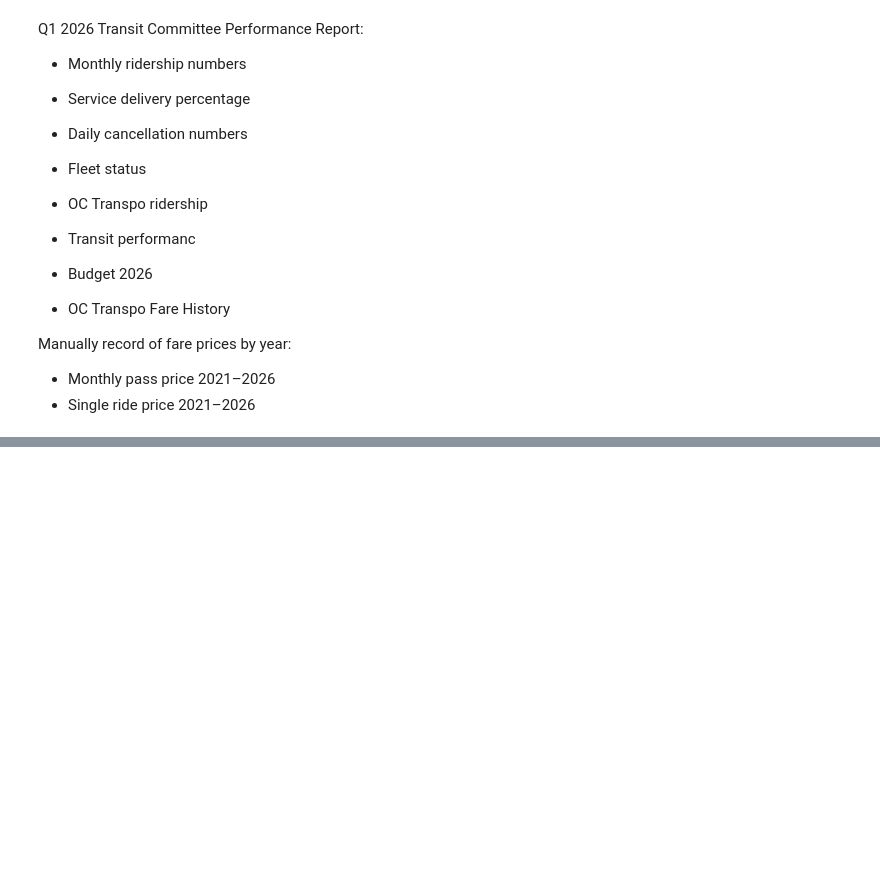
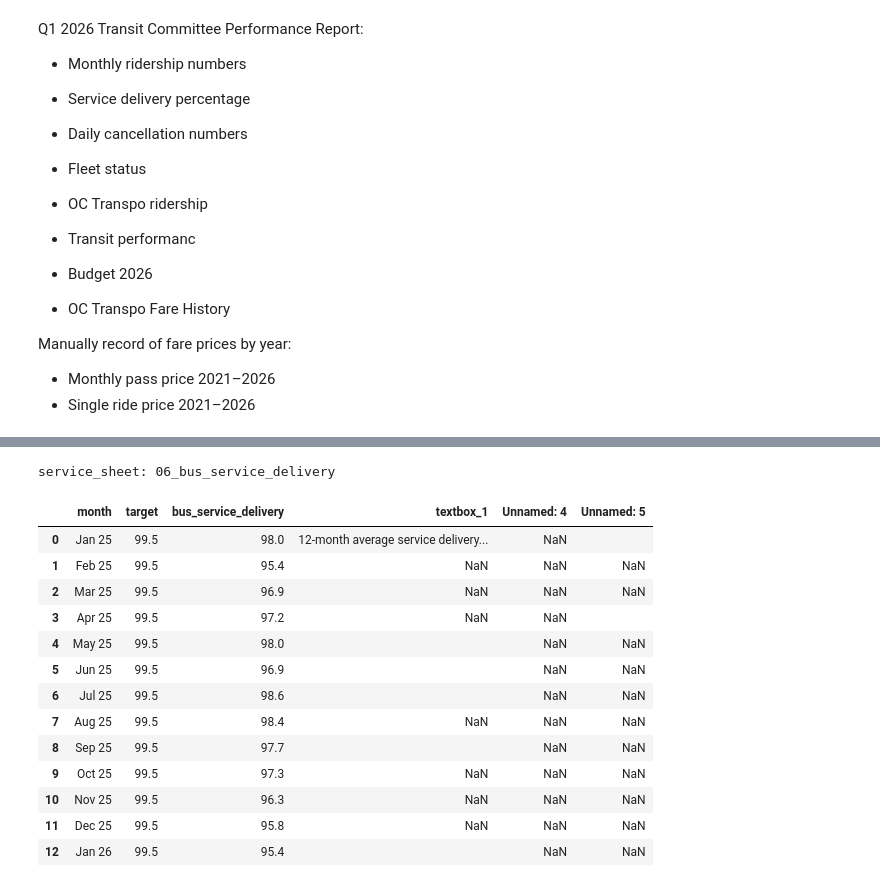
Before and after one commit to ledidk/octranspo_analysis, a Jupyter notebook: notebooks/analysis.ipynb, the cells around one changed output, grey strips where cells are left out. Cells and saved outputs as stored; diff of their text form; code cells hidden in the pictures; blank space fills up the shorter version.

Commit message:
cleaned df_service and df_ridership data

```diff
--- a/notebooks/analysis.ipynb
+++ b/notebooks/analysis.ipynb
@@ -61 +132,20 @@ df_ridership.head(13)
+# %%
+print("service_sheet:", sheet_names[6])
+df_service.head(13)
+# %% [output]
+service_sheet: 06_bus_service_delivery
+|  | month | target | bus_service_delivery | textbox_1 | Unnamed: 4 | Unnamed: 5 |
+| 0 | Jan 25 | 99.5 | 98.0 | 12-month average service delivery... | NaN |  |
+| 1 | Feb 25 | 99.5 | 95.4 | NaN | NaN | NaN |
+| 2 | Mar 25 | 99.5 | 96.9 | NaN | NaN | NaN |
+| 3 | Apr 25 | 99.5 | 97.2 | NaN | NaN |  |
+| 4 | May 25 | 99.5 | 98.0 |  | NaN | NaN |
+| 5 | Jun 25 | 99.5 | 96.9 |  | NaN | NaN |
+| 6 | Jul 25 | 99.5 | 98.6 |  | NaN | NaN |
+| 7 | Aug 25 | 99.5 | 98.4 | NaN | NaN | NaN |
+| 8 | Sep 25 | 99.5 | 97.7 |  | NaN | NaN |
+| 9 | Oct 25 | 99.5 | 97.3 | NaN | NaN | NaN |
+| 10 | Nov 25 | 99.5 | 96.3 | NaN | NaN | NaN |
+| 11 | Dec 25 | 99.5 | 95.8 | NaN | NaN | NaN |
+| 12 | Jan 26 | 99.5 | 95.4 |  | NaN | NaN |
 # %%
```
Also changed, not shown: parts of 11 cells of this notebook.
